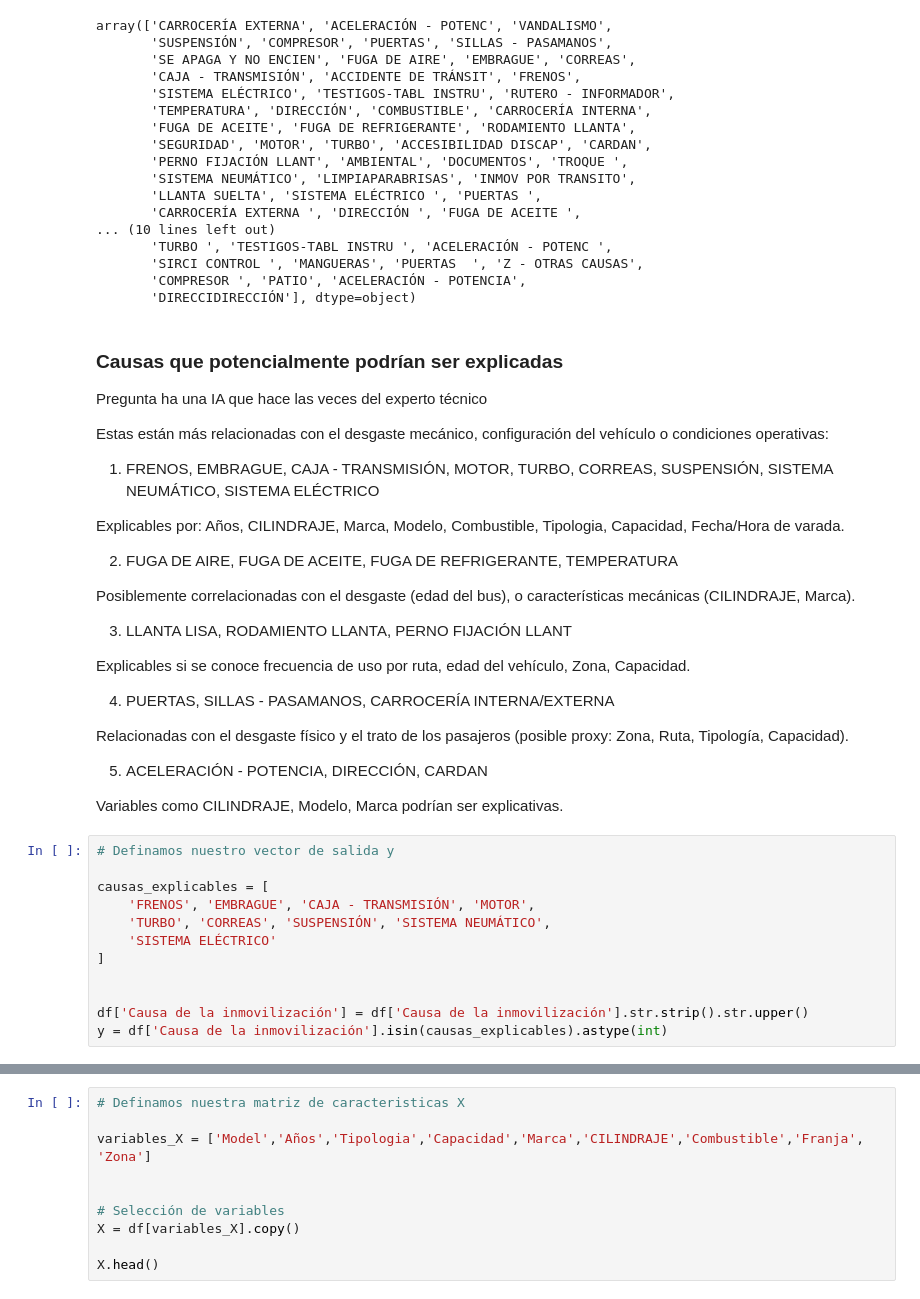
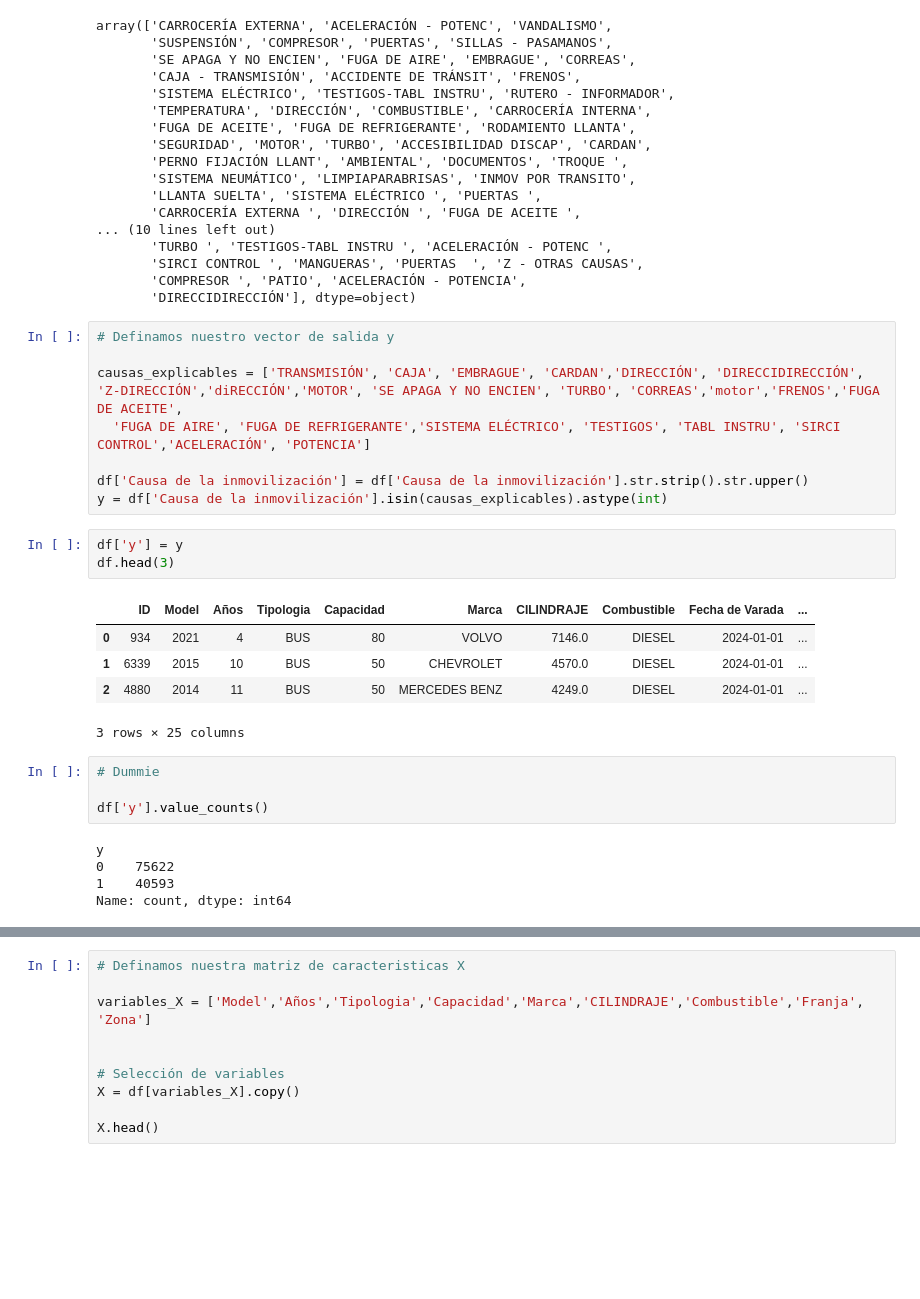
Before and after one commit to julihdez36/Metodos_estadisticos, a Jupyter notebook: buses2.ipynb, the cells around one changed output, grey strips where cells are left out. Saved outputs shown, nothing was run; the diff lists cells and outputs as text; blank space fills up the shorter version.

```diff
--- a/buses2.ipynb
+++ b/buses2.ipynb
@@ -46,41 +46,29 @@ array(['CARROCERÍA EXTERNA', 'ACELERACIÓN - POTENC', 'VANDALISMO',
        'SIRCI CONTROL ', 'MANGUERAS', 'PUERTAS  ', 'Z - OTRAS CAUSAS',
        'COMPRESOR ', 'PATIO', 'ACELERACIÓN - POTENCIA',
        'DIRECCIDIRECCIÓN'], dtype=object)
-# %% [markdown]
-### Causas que potencialmente podrían ser explicadas
-
-Pregunta ha una IA que hace las veces del experto técnico
-
-Estas están más relacionadas con el desgaste mecánico, configuración del vehículo o condiciones operativas:
-
-1. FRENOS, EMBRAGUE, CAJA - TRANSMISIÓN, MOTOR, TURBO, CORREAS, SUSPENSIÓN, SISTEMA NEUMÁTICO, SISTEMA ELÉCTRICO
-
-Explicables por: Años, CILINDRAJE, Marca, Modelo, Combustible, Tipologia, Capacidad, Fecha/Hora de varada.
-
-2. FUGA DE AIRE, FUGA DE ACEITE, FUGA DE REFRIGERANTE, TEMPERATURA
-
-Posiblemente correlacionadas con el desgaste (edad del bus), o características mecánicas (CILINDRAJE, Marca).
-
-3. LLANTA LISA, RODAMIENTO LLANTA, PERNO FIJACIÓN LLANT
-
-Explicables si se conoce frecuencia de uso por ruta, edad del vehículo, Zona, Capacidad.
-
-4. PUERTAS, SILLAS - PASAMANOS, CARROCERÍA INTERNA/EXTERNA
-
-Relacionadas con el desgaste físico y el trato de los pasajeros (posible proxy: Zona, Ruta, Tipología, Capacidad).
-
-5. ACELERACIÓN - POTENCIA, DIRECCIÓN, CARDAN
-
-Variables como CILINDRAJE, Modelo, Marca podrían ser explicativas.
 # %%
 # Definamos nuestro vector de salida y
 
-causas_explicables = [
-    'FRENOS', 'EMBRAGUE', 'CAJA - TRANSMISIÓN', 'MOTOR',
-    'TURBO', 'CORREAS', 'SUSPENSIÓN', 'SISTEMA NEUMÁTICO',
-    'SISTEMA ELÉCTRICO'
-]
-
+causas_explicables = ['TRANSMISIÓN', 'CAJA', 'EMBRAGUE', 'CARDAN','DIRECCIÓN', 'DIRECCIDIRECCIÓN', 'Z-DIRECCIÓN','diRECCIÓN','MOTOR', 'SE APAGA Y NO ENCIEN', 'TURBO', 'CORREAS','motor','FRENOS','FUGA DE ACEITE',
+  'FUGA DE AIRE', 'FUGA DE REFRIGERANTE','SISTEMA ELÉCTRICO', 'TESTIGOS', 'TABL INSTRU', 'SIRCI CONTROL','ACELERACIÓN', 'POTENCIA']
 
 df['Causa de la inmovilización'] = df['Causa de la inmovilización'].str.strip().str.upper()
 y = df['Causa de la inmovilización'].isin(causas_explicables).astype(int)
+# %%
+df['y'] = y
+df.head(3)
+# %% [output]
+|  | ID | Model | Años | Tipologia | Capacidad | Marca | CILINDRAJE | Combustible | Fecha de Varada | ... |
+| 0 | 934 | 2021 | 4 | BUS | 80 | VOLVO | 7146.0 | DIESEL | 2024-01-01 | ... |
+| 1 | 6339 | 2015 | 10 | BUS | 50 | CHEVROLET | 4570.0 | DIESEL | 2024-01-01 | ... |
+| 2 | 4880 | 2014 | 11 | BUS | 50 | MERCEDES BENZ | 4249.0 | DIESEL | 2024-01-01 | ... |
+3 rows × 25 columns
+# %%
+# Dummie
+
+df['y'].value_counts()
+# %% [output]
+y
+0    75622
+1    40593
+Name: count, dtype: int64
```
Also changed, not shown: parts of 13 cells of this notebook.
